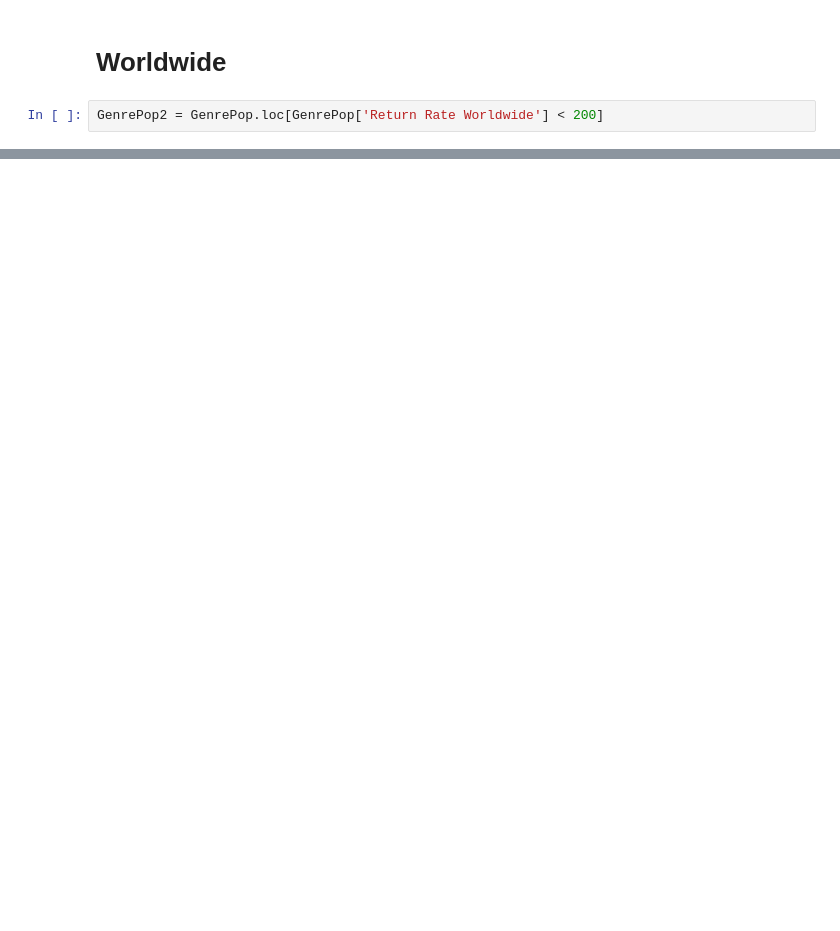
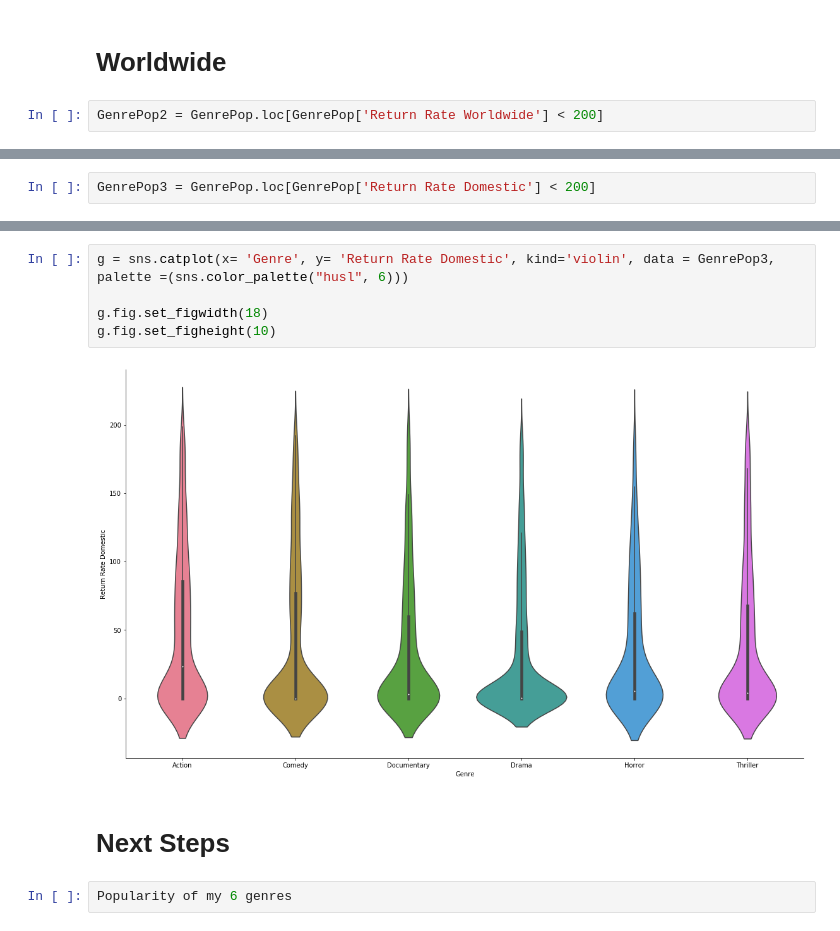
Before and after one commit to kailakay/dsc-mod-1-project-v2-1-onl01-dtsc-ft-041320, a Jupyter notebook: Plotting Genre Finance Info.ipynb, the cells around one changed output, grey strips where cells are left out. Drawn from its saved outputs; the diff is of its cells as text; blank space fills up the shorter version.

```diff
--- a/Plotting Genre Finance Info.ipynb
+++ b/Plotting Genre Finance Info.ipynb
@@ -661,0 +659,2 @@ g.fig.set_figheight(10)
+# %%
+GenrePop3 = GenrePop.loc[GenrePop['Return Rate Domestic'] < 200]
@@ -661,0 +677,11 @@ g.fig.set_figheight(10)
+# %%
+g = sns.catplot(x= 'Genre', y= 'Return Rate Domestic', kind='violin', data = GenrePop3, palette =(sns.color_palette("husl", 6)))
+
+g.fig.set_figwidth(18)
+g.fig.set_figheight(10)
+# %% [output]
+[figure, added]
+# %% [markdown]
+# Next Steps
+# %%
+Popularity of my 6 genres
```
Also changed, not shown: parts of 9 cells of this notebook.
